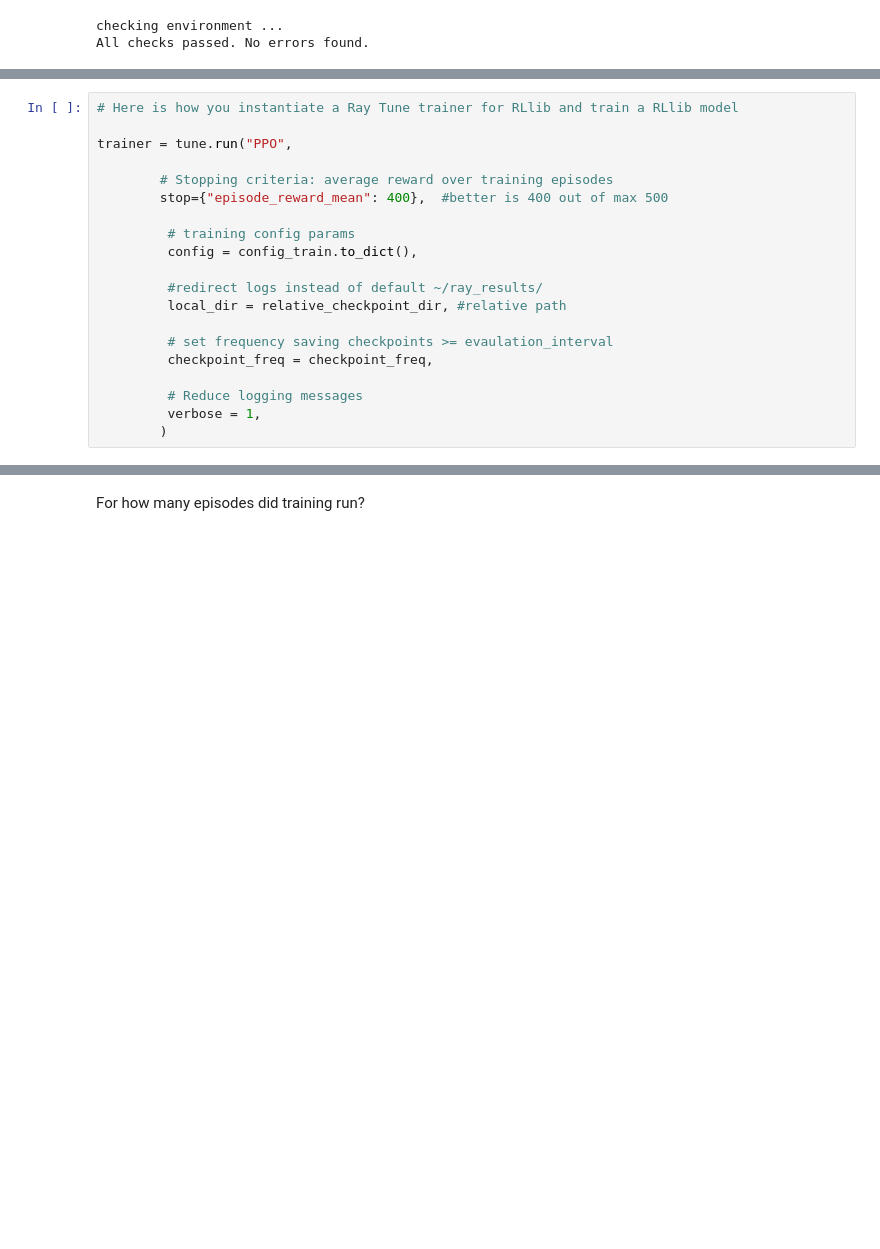
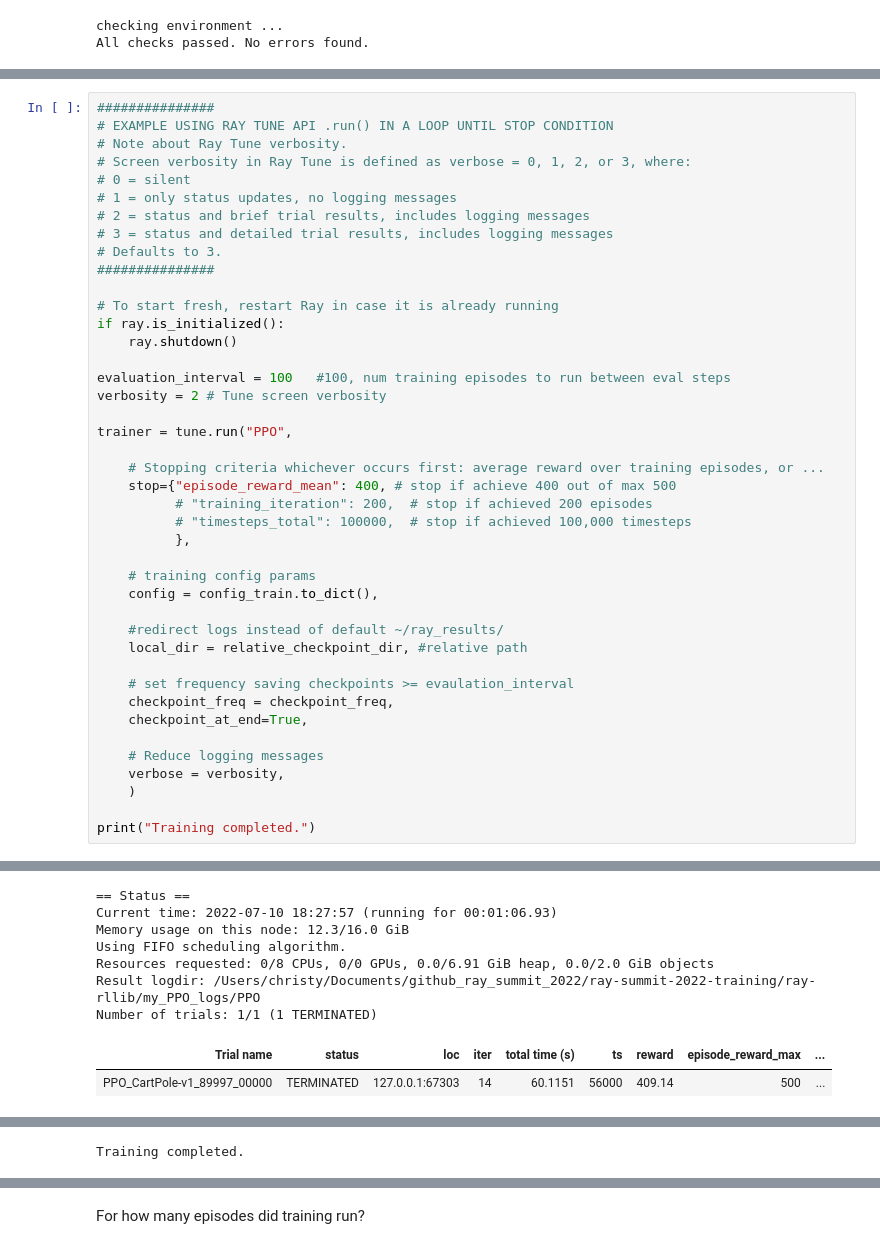
Before and after one commit to anyscale/ray-summit-2022-training, a Jupyter notebook: ray-rllib/ex_01_intro_gym_and_rllib.ipynb, the cells around one changed output, grey strips where cells are left out. Drawn from its saved outputs; the diff is of its cells as text; blank space fills up the shorter version.

```diff
--- a/ray-rllib/ex_01_intro_gym_and_rllib.ipynb
+++ b/ray-rllib/ex_01_intro_gym_and_rllib.ipynb
@@ -500,20 +588,0 @@ if ray.is_initialized():
-# %%
-# Here is how you instantiate a Ray Tune trainer for RLlib and train a RLlib model
-
-trainer = tune.run("PPO",
-
-        # Stopping criteria: average reward over training episodes
-        stop={"episode_reward_mean": 400},  #better is 400 out of max 500
-
-         # training config params
-         config = config_train.to_dict(),
-
-         #redirect logs instead of default ~/ray_results/
-         local_dir = relative_checkpoint_dir, #relative path
-
-         # set frequency saving checkpoints >= evaulation_interval
-         checkpoint_freq = checkpoint_freq,
-
-         # Reduce logging messages
-         verbose = 1,
-        )
@@ -541,0 +597,43 @@ How long did it take?
+# %%
+###############
+# EXAMPLE USING RAY TUNE API .run() IN A LOOP UNTIL STOP CONDITION
+# Note about Ray Tune verbosity.
+# Screen verbosity in Ray Tune is defined as verbose = 0, 1, 2, or 3, where:
+# 0 = silent
+# 1 = only status updates, no logging messages
+# 2 = status and brief trial results, includes logging messages
+# 3 = status and detailed trial results, includes logging messages
+# Defaults to 3.
+###############
+
+# To start fresh, restart Ray in case it is already running
+if ray.is_initialized():
+    ray.shutdown()
+
+evaluation_interval = 100   #100, num training episodes to run between eval steps
+verbosity = 2 # Tune screen verbosity
+
+trainer = tune.run("PPO",
+
+    # Stopping criteria whichever occurs first: average reward over training episodes, or ...
+    stop={"episode_reward_mean": 400, # stop if achieve 400 out of max 500
+          # "training_iteration": 200,  # stop if achieved 200 episodes
+          # "timesteps_total": 100000,  # stop if achieved 100,000 timesteps
+          },
+
+    # training config params
+    config = config_train.to_dict(),
+
+    #redirect logs instead of default ~/ray_results/
+    local_dir = relative_checkpoint_dir, #relative path
+
+    # set frequency saving checkpoints >= evaulation_interval
+    checkpoint_freq = checkpoint_freq,
+    checkpoint_at_end=True,
+
+    # Reduce logging messages
+    verbose = verbosity,
+    )
+
+print("Training completed.")
+# %% [output]
@@ -541,0 +657,9 @@ How long did it take?
+== Status ==
+Current time: 2022-07-10 18:27:57 (running for 00:01:06.93)
+Memory usage on this node: 12.3/16.0 GiB
+Using FIFO scheduling algorithm.
+Resources requested: 0/8 CPUs, 0/0 GPUs, 0.0/6.91 GiB heap, 0.0/2.0 GiB objects
+Result logdir: /Users/christy/Documents/github_ray_summit_2022/ray-summit-2022-training/ray-rllib/my_PPO_logs/PPO
+Number of trials: 1/1 (1 TERMINATED)
+| Trial name | status | loc | iter | total time (s) | ts | reward | episode_reward_max | ... |
+| PPO_CartPole-v1_89997_00000 | TERMINATED | 127.0.0.1:67303 | 14 | 60.1151 | 56000 | 409.14 | 500 | ... |
@@ -541,0 +677 @@ How long did it take?
+Training completed.
```
Also changed, not shown: parts of 47 cells of this notebook, 8 other files.
